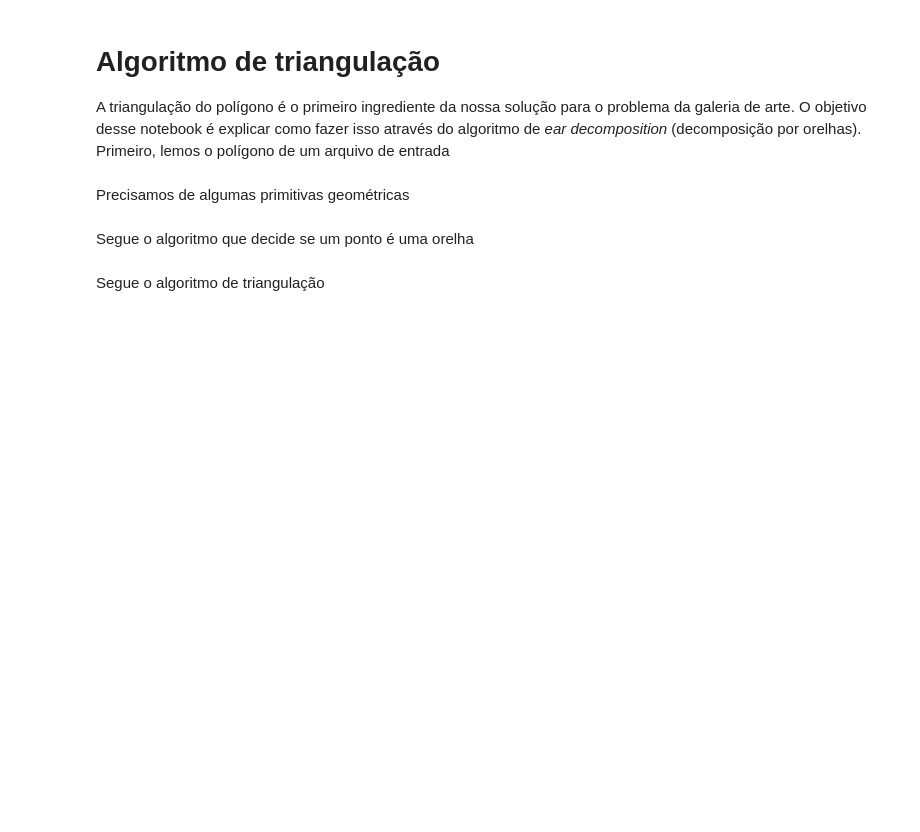
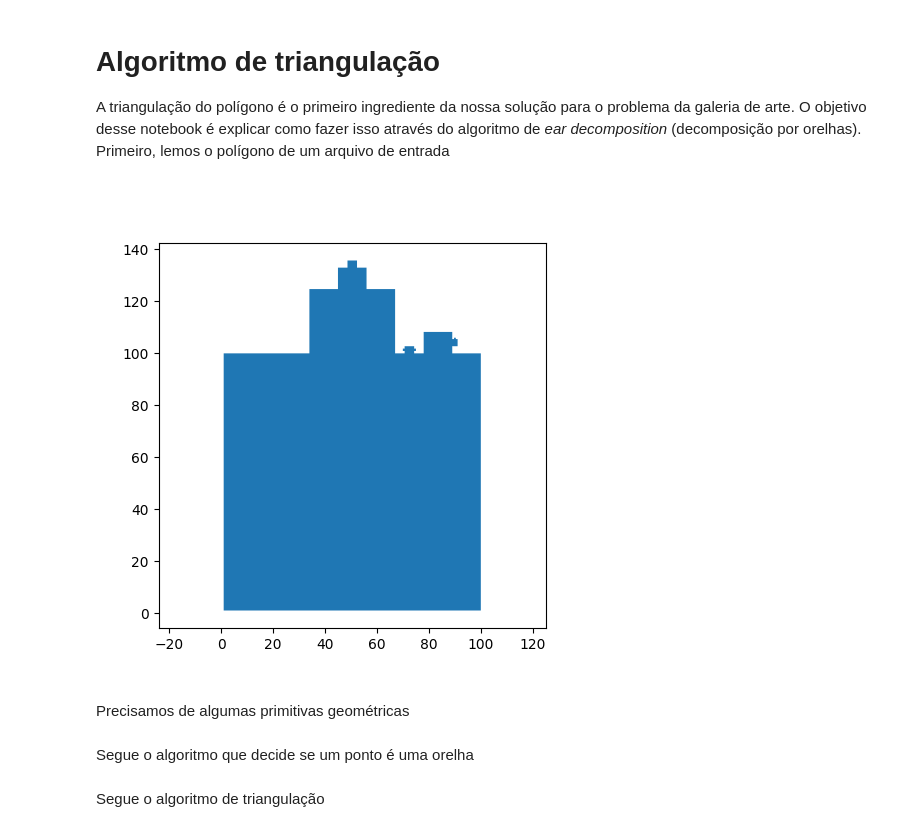
Before and after one commit to GustavoNCruz/tp1-alg2-2024-1, a Jupyter notebook: decomposition.ipynb, the cells around one changed output. Cells and saved outputs as stored; diff of their text form; code cells hidden in the pictures; blank space fills up the shorter version.

```diff
--- a/decomposition.ipynb
+++ b/decomposition.ipynb
@@ -11,38 +11,40 @@ import matplotlib.animation as animation
 import random as rn
 rn.seed()
 # Selecione o polígono entre in0, in1, in2, ... in6
-polygon = "in5"
+polygon = "in6"
 
 # Leitura da entrada
 
 with open("pols/" + polygon) as f:
     L = list(f.readline().split())
 
 N = int(L[0])
 L = L[1:]
 
 points = []
 
 for i in range(0, N):
     s, t = L[2*i], L[2*i+1]
     a, b = map(int, s.split('/'))
     c, d = map(int, t.split('/'))
     # Perturbação para evitar pontos colineares
     eps1, eps2 = rn.random()/1e4, rn.random()/1e4
     points.append((a/b + eps1, c/d+eps2))
 
 
 # Plotar o polígono
 
 def plt_pol():
     plt.figure(figsize=(5, 5))
     plt.axis('equal')
     xs = [x for (x, y) in points]
     ys = [y for (x, y) in points]
     plt.fill(xs, ys)
     plt.show()
 
 plt_pol()
+# %% [output]
+[figure, added]
 # %% [markdown]
 Precisamos de algumas primitivas geométricas
 # %%
```
Also changed, not shown: parts of 5 cells of this notebook.
